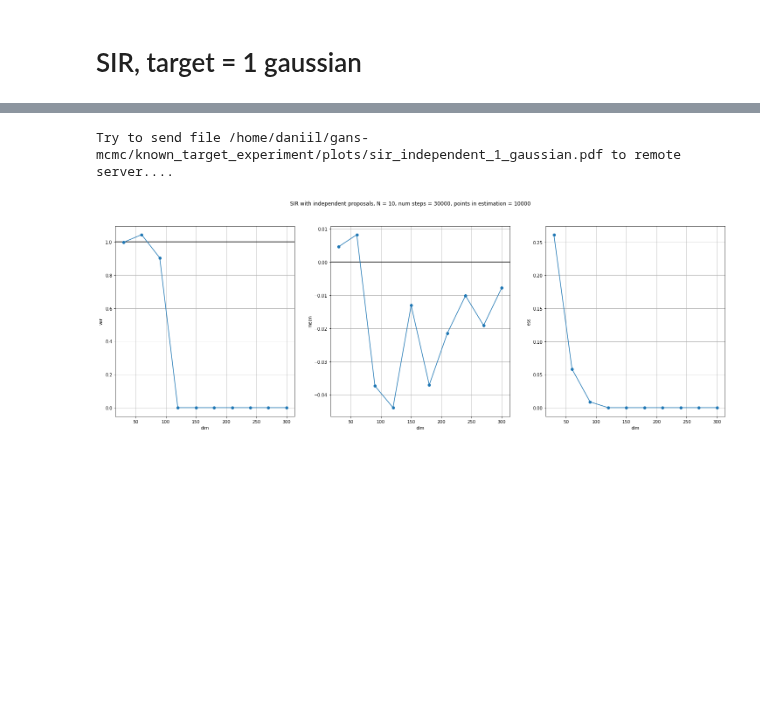
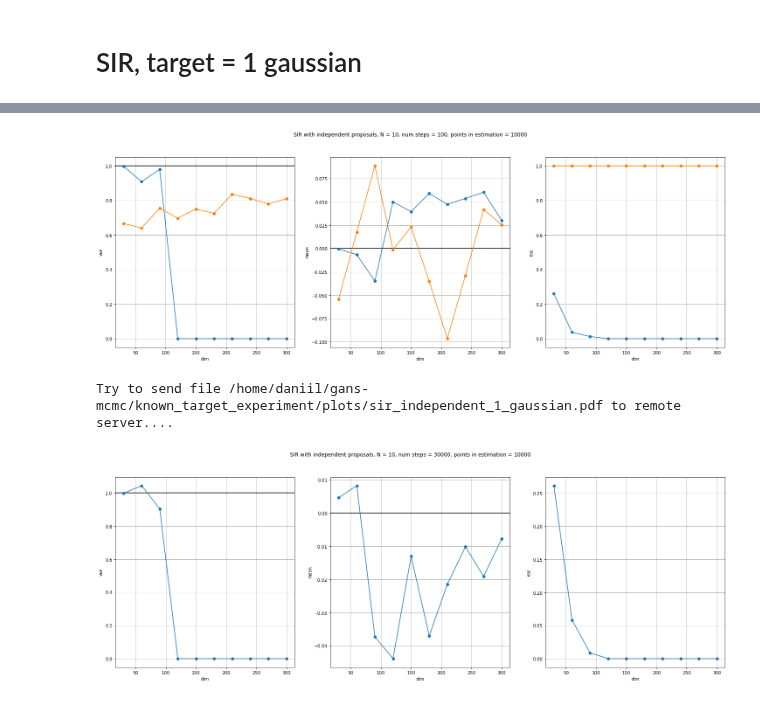
Before and after one commit to premolab/gans_sampling, a Jupyter notebook: notebooks/known_target.ipynb, the cells around one changed output, grey strips where cells are left out. Cells and saved outputs as stored; diff of their text form; code cells hidden in the pictures; blank space fills up the shorter version.

Commit message:
ran cais on gaussian

```diff
--- a/notebooks/known_target.ipynb
+++ b/notebooks/known_target.ipynb
@@ -50,22 +50,4 @@ num_points_in_chain = 10000
 strategy_mean = 'chain'
 device = torch.device('cuda' if torch.cuda.is_available() else 'cpu')
 batch_size = 1
-n_steps = 30000
-N = 10
-method_params = {'n_steps': n_steps, 'N': N}
-random_seed = 42
-method = 'sir_independent'
-mode_init = 'target'
-print_results = True
-results_independent = run_experiments_gaussians(dim_arr,
-                                                scale_proposal,
-                                                scale_target,
-                                                num_points_in_chain,
-                                                strategy_mean,
-                                                device,
-                                                batch_size,
-                                                method_params,
-                                                random_seed,
-                                                mode_init,
-                                                method,
-                                                print_results)
+n_steps = 10000
@@ -90,3 +91,34 @@ mean estimation of ess = 0.0
+# %%
+fig, axs = plt.subplots(ncols=3, nrows=1, figsize=(25, 8))
+name = f'SIR with independent proposals, N = {N}, num steps = {n_steps}, points in estimation = {num_points_in_chain}'
+fig.suptitle(name)
+
+axs[0].axhline(var_target, label='real', color='black')
+axs[0].set_xlabel('dim')
+axs[0].set_ylabel('var')
+
+axs[1].axhline(0.0, label='real', color='black')
+axs[1].set_xlabel('dim')
+axs[1].set_ylabel('mean')
+
+#axs[2].axhline(0.0, label='real', color='black')
+axs[2].set_xlabel('dim')
+axs[2].set_ylabel('ess')
+
+modes_to_plot = ['mean_var', 'mean_loc', 'ess']
+for i, mode in enumerate(modes_to_plot):
+    #axs[i].plot(dim_arr, results_independent['target'][mode], label='target init', marker='o')
+    #axs[i].plot(dim_arr, results_independent['proposal'][mode], label='proposal init', marker='o')
+    axs[i].plot(dim_arr, results_independent['target'][mode], marker='o')
+    axs[i].plot(dim_arr, results_ais['target'][mode], marker='o')
+
+for ax in axs:
+    ax.grid()
+    #ax.legend()
+
+plt.show()
+# %% [output]
+[figure, added]
 # %%
 fig, axs = plt.subplots(ncols=3, nrows=1, figsize=(25, 8))
 name = f'SIR with independent proposals, N = {N}, num steps = {n_steps}, points in estimation = {num_points_in_chain}'
```
Also changed, not shown: parts of 20 cells of this notebook, 4 other files.
